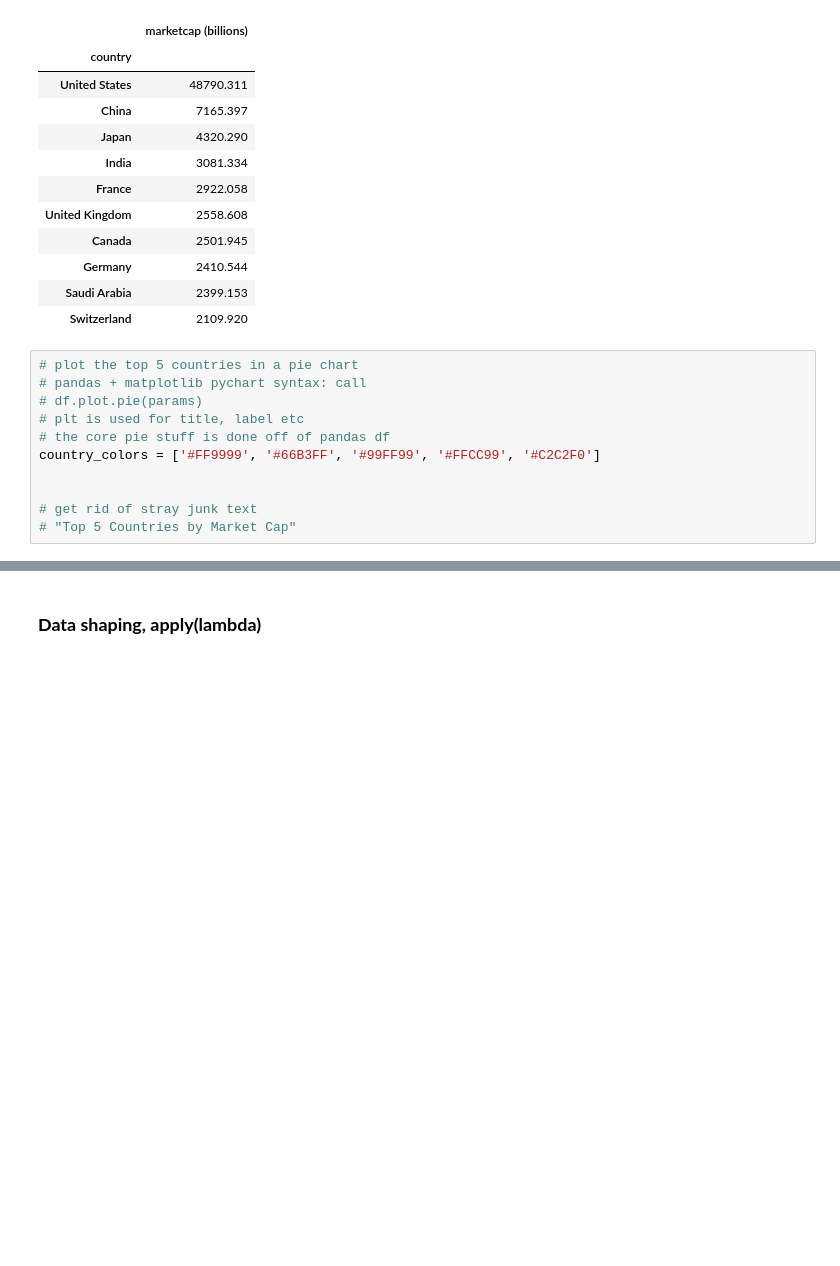
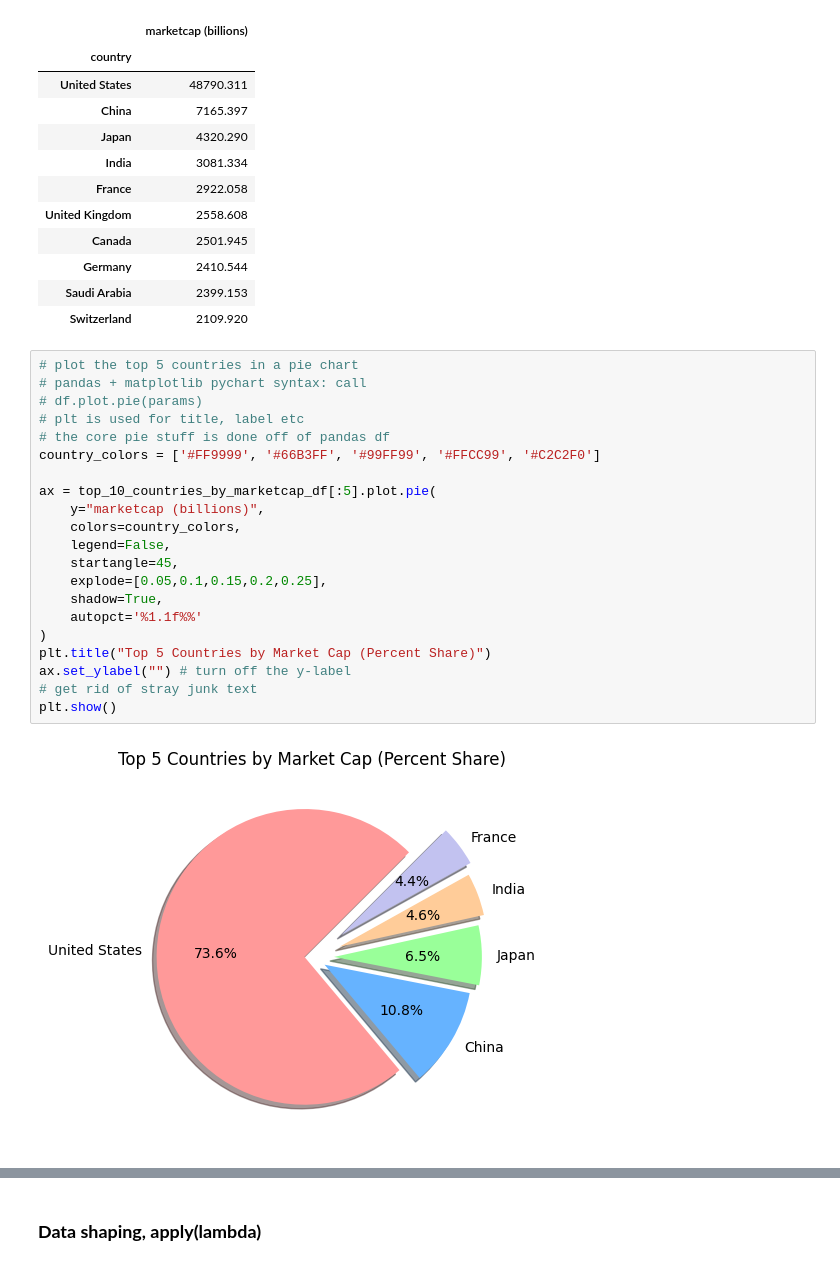
Before and after one commit to brianmccln/Python-Data-Viz-Dash-Nov-2025, a Jupyter notebook: dot-ipynb-files-START/01-largest-companies-PROG.ipynb, the cells around one changed output, grey strips where cells are left out. Saved outputs shown, nothing was run; the diff lists cells and outputs as text; blank space fills up the shorter version.

```diff
--- a/dot-ipynb-files-START/01-largest-companies-PROG.ipynb
+++ b/dot-ipynb-files-START/01-largest-companies-PROG.ipynb
@@ -490,11 +490,23 @@ top_10_countries_by_marketcap_df
 # %%
 # plot the top 5 countries in a pie chart
 # pandas + matplotlib pychart syntax: call
 # df.plot.pie(params)
 # plt is used for title, label etc
 # the core pie stuff is done off of pandas df
 country_colors = ['#FF9999', '#66B3FF', '#99FF99', '#FFCC99', '#C2C2F0']
 
-
+ax = top_10_countries_by_marketcap_df[:5].plot.pie(
+    y="marketcap (billions)",
+    colors=country_colors,
+    legend=False,
+    startangle=45,
+    explode=[0.05,0.1,0.15,0.2,0.25],
+    shadow=True,
+    autopct='%1.1f%%'
+)
+plt.title("Top 5 Countries by Market Cap (Percent Share)")
+ax.set_ylabel("") # turn off the y-label
 # get rid of stray junk text
-# "Top 5 Countries by Market Cap"
+plt.show()
+# %% [output]
+[figure, added]
```
Also changed, not shown: parts of 1 cell of this notebook.
